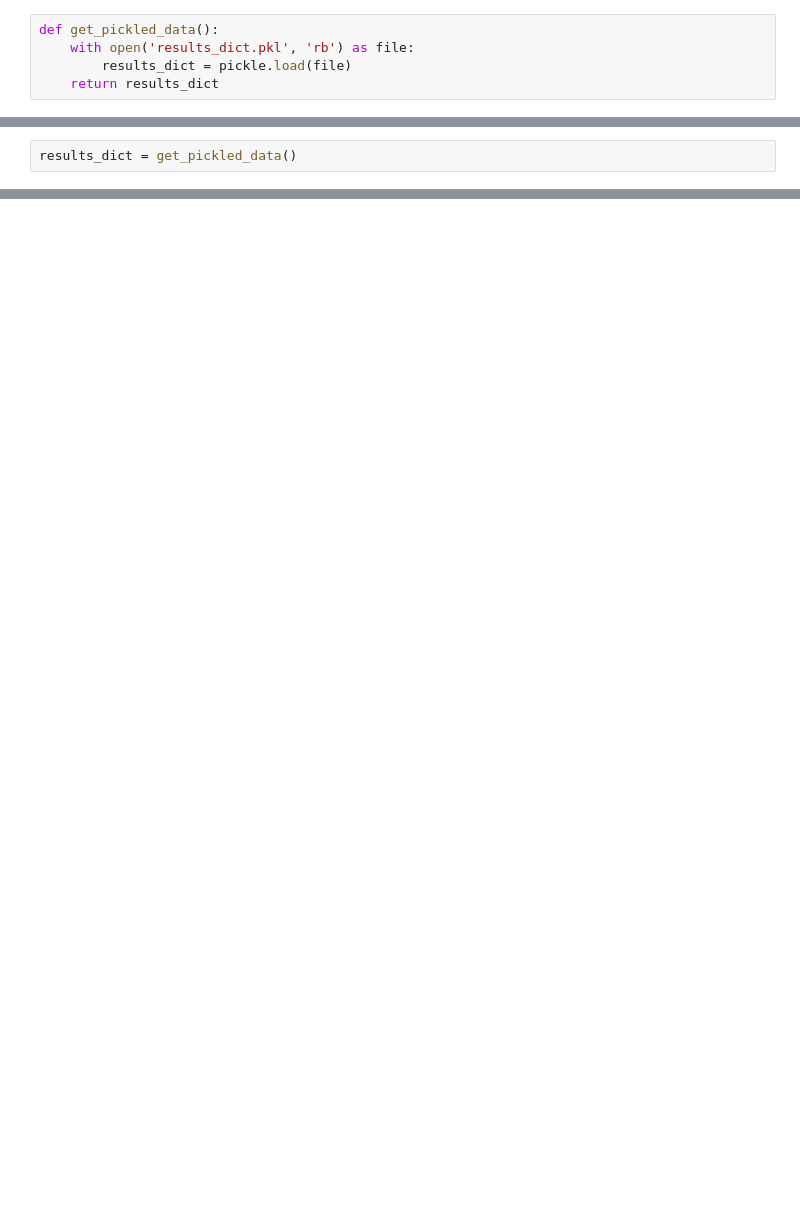
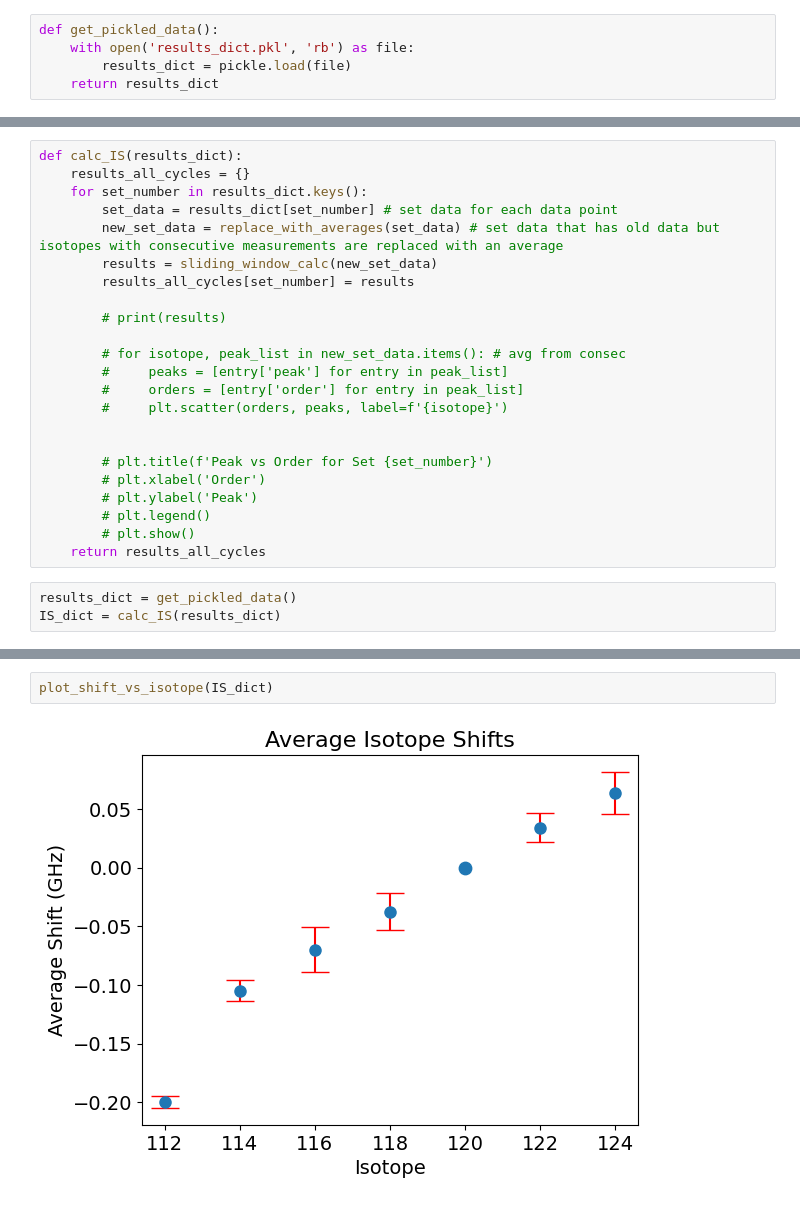
Before and after one commit to mirhex-toldex/desiree_analysis, a Jupyter notebook: Snanalysis2025.ipynb, the cells around one changed output, grey strips where cells are left out. Cells and saved outputs as stored; diff of their text form; blank space fills up the shorter version.

```diff
--- a/Snanalysis2025.ipynb
+++ b/Snanalysis2025.ipynb
@@ -221,2 +315,26 @@ def get_pickled_data():
+# %%
+def calc_IS(results_dict):
+    results_all_cycles = {}
+    for set_number in results_dict.keys():
+        set_data = results_dict[set_number] # set data for each data point
+        new_set_data = replace_with_averages(set_data) # set data that has old data but isotopes with consecutive measurements are replaced with an average
+        results = sliding_window_calc(new_set_data)
+        results_all_cycles[set_number] = results
+
+        # print(results)
+
+        # for isotope, peak_list in new_set_data.items(): # avg from consec
+        #     peaks = [entry['peak'] for entry in peak_list]
+        #     orders = [entry['order'] for entry in peak_list]
+        #     plt.scatter(orders, peaks, label=f'{isotope}')
+
+
+        # plt.title(f'Peak vs Order for Set {set_number}')
+        # plt.xlabel('Order')
+        # plt.ylabel('Peak')
+        # plt.legend()
+        # plt.show()
+    return results_all_cycles
 # %%
 results_dict = get_pickled_data()
+IS_dict = calc_IS(results_dict)
@@ -307,0 +385,4 @@ def plot_by_isotope(results):
+# %%
+plot_shift_vs_isotope(IS_dict)
+# %% [output]
+[figure, added]
```
Also changed, not shown: parts of 6 cells of this notebook.
